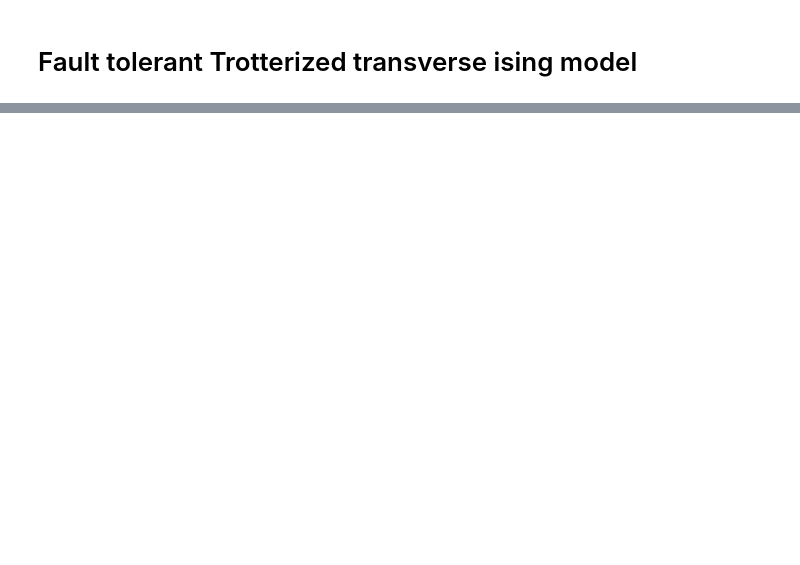
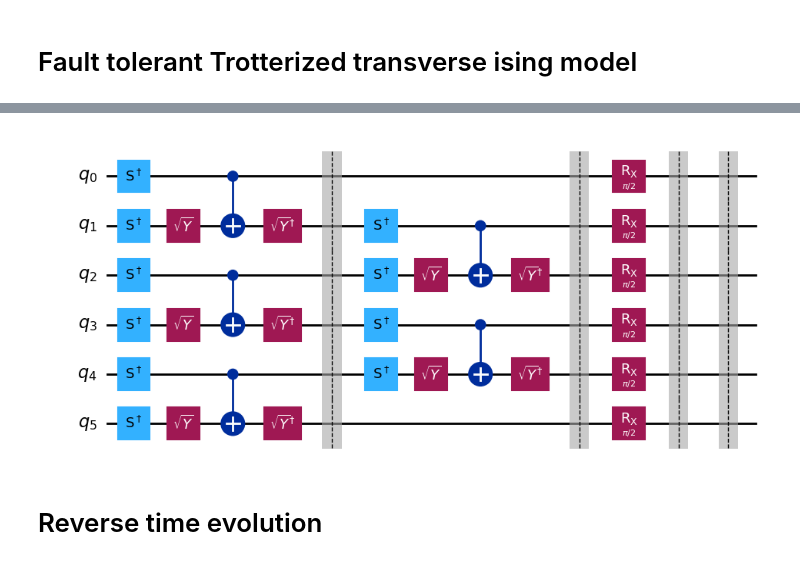
Before and after one commit to davidcherney/quantum_error_correction, a Jupyter notebook: Shor_qecc.ipynb, the cells around one changed output, grey strips where cells are left out. Saved outputs shown, nothing was run; the diff lists cells and outputs as text; code cells hidden in the pictures; blank space fills up the shorter version.

```diff
--- a/Shor_qecc.ipynb
+++ b/Shor_qecc.ipynb
@@ -527,0 +508,68 @@ plot_state_city(state_diff)
+# %%
+from qiskit import QuantumCircuit
+from qiskit.circuit.library import YGate, UnitaryGate # latter allows creation of new unitary gates
+import numpy as np
+
+# Defne the square root of Y gate and square root of Y dagger gate in terms of YGate.
+SYGate = UnitaryGate(YGate().power(1/2), label=r"$\sqrt{Y}$")
+SYdgGate = UnitaryGate(SYGate.inverse(), label=r"$\sqrt{Y}^\dag$")
+
+def generate_1d_tfim_circuit(num_qubits, num_trotter_steps, rx_angle,
+                             num_cl_bits=0, # Classical bits are used to report measurements
+                             trotter_barriers = False, # Draw a vertical line between trotter steps.
+                             layer_barriers = False # Draw a vertical line between Layers in the 2-qubit layering of 2-qubit depth
+                            ):
+    '''tfim means Transverse field ising model'''
+    if num_cl_bits == 0:
+        qc = QuantumCircuit(num_qubits)
+    else:
+        qc = QuantumCircuit(num_qubits,
+                            num_cl_bits # These are where measurements will go.
+                           )
+
+    for trotter_step in range(num_trotter_steps):
+        add_1d_tfim_trotter_layer(qc, rx_angle, layer_barriers)
+        if trotter_barriers:
+            #
+            qc.barrier()
+
+    return qc
+
+def add_1d_tfim_trotter_layer(qc, rx_angle, layer_barriers = False):
+    # Apply Rzz in the red/even layer
+    for i in range(0, qc.num_qubits-1, 2): # note that is every other index
+        # Apply gates as in the diagram:
+        qc.sdg([i, i+1]) # sdg is s dagger
+        qc.append(SYGate, [i+1]) # SYGate appears to be a name for square root of Y
+        qc.cx(i, i+1) # controlled swap
+        qc.append(SYdgGate, [i+1]) # square root of Y dagger
+    if layer_barriers:
+        # In the diagram we will draw, put all gates applied so far to the left of a barrier
+        # and everything that follows to the right of the barrier.
+        qc.barrier()
+    # Apply Rzz in the green/odd layers
+    for i in range(1, qc.num_qubits-1, 2): #start at 1 not at 0
+        qc.sdg([i, i+1])
+        qc.append(SYGate, [i+1])
+        qc.cx(i, i+1)
+        qc.append(SYdgGate, [i+1])
+    if layer_barriers:
+        qc.barrier()
+    # Apply Rx in all vertices
+    qc.rx(rx_angle, list(range(qc.num_qubits)))
+    if layer_barriers:
+        qc.barrier()
+
+num_qubits = 6
+num_trotter_steps = 1
+rx_angle = 0.5 * np.pi
+
+qc = generate_1d_tfim_circuit(num_qubits, num_trotter_steps, rx_angle,
+                              trotter_barriers=True,
+                              layer_barriers=True)
+qc.draw(output='mpl', # mpl is pretty
+        fold=-1)
+# %% [output]
+[figure, added]
+# %% [markdown]
+# Reverse time evolution
```
Also changed, not shown: parts of 42 cells of this notebook, 4 other files.
